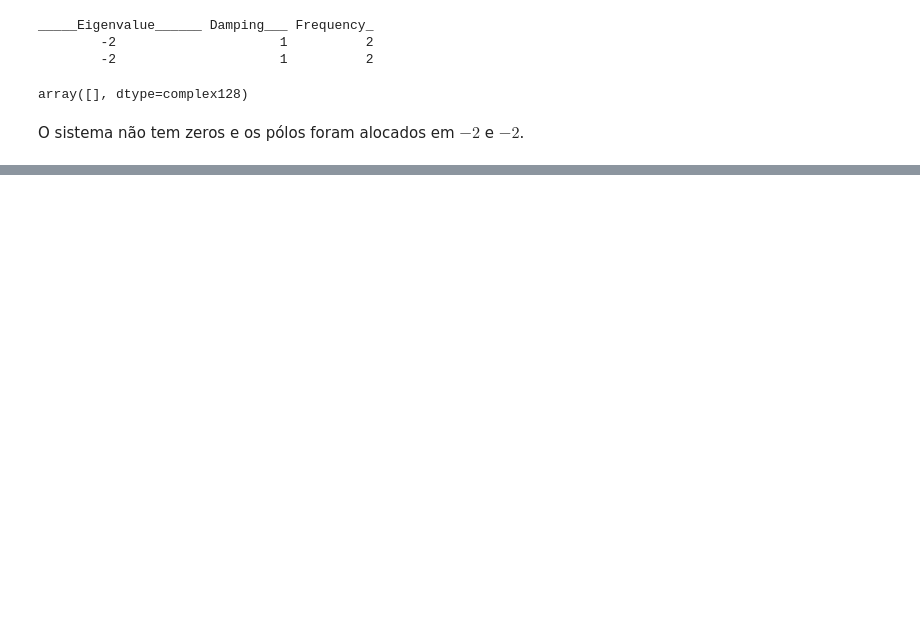
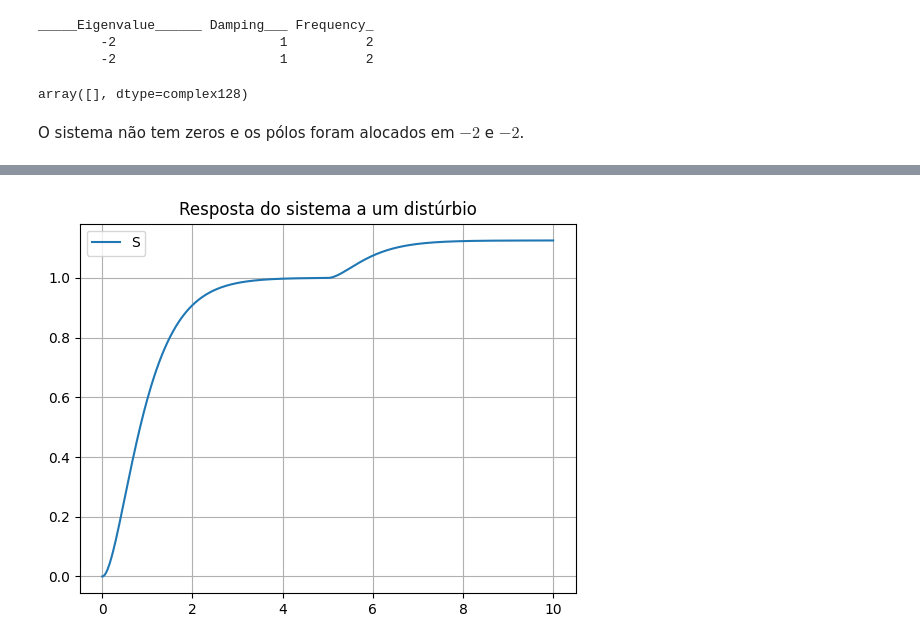
Before and after one commit to rsbayma/Controle-II, a Jupyter notebook: Estados/3 - Realimentação de estados (controle)/3.4 - Referência e escolha de pólos.ipynb, the cells around one changed output, grey strips where cells are left out. Cells and saved outputs as stored; diff of their text form; code cells hidden in the pictures; blank space fills up the shorter version.

```diff
--- a/Estados/3 - Realimentação de estados (controle)/3.4 - Referência e escolha de pólos.ipynb
+++ b/Estados/3 - Realimentação de estados (controle)/3.4 - Referência e escolha de pólos.ipynb
@@ -167,0 +179,7 @@ Observação: se quisermos obter os outros sinais do sistema, tais como o sinal
+# %%
+# Simulação de uma perturbação
+Bmf2 = np.block([Bmf, np.array([[0],[1]])])
+Cmf2 = np.block([[C],[-K]])
+Dmf2 = np.block([[D, 0],[N, 0]])
+mf = ct.ss(Amf,Bmf2,Cmf2,Dmf2)
+esc.sist(Amf,Bmf2,Cmf2,Dmf2)
@@ -167,0 +206,9 @@ Observação: se quisermos obter os outros sinais do sistema, tais como o sinal
+# %%
+t,y = ct.forced_response(mf,t,u)
+plt.plot(t,y[0,:])
+plt.grid()
+plt.legend('Saída')
+plt.title('Resposta do sistema a um distúrbio')
+plt.show()
+# %% [output]
+[figure, added]
```
Also changed, not shown: parts of 30 cells of this notebook, 6 other files.
